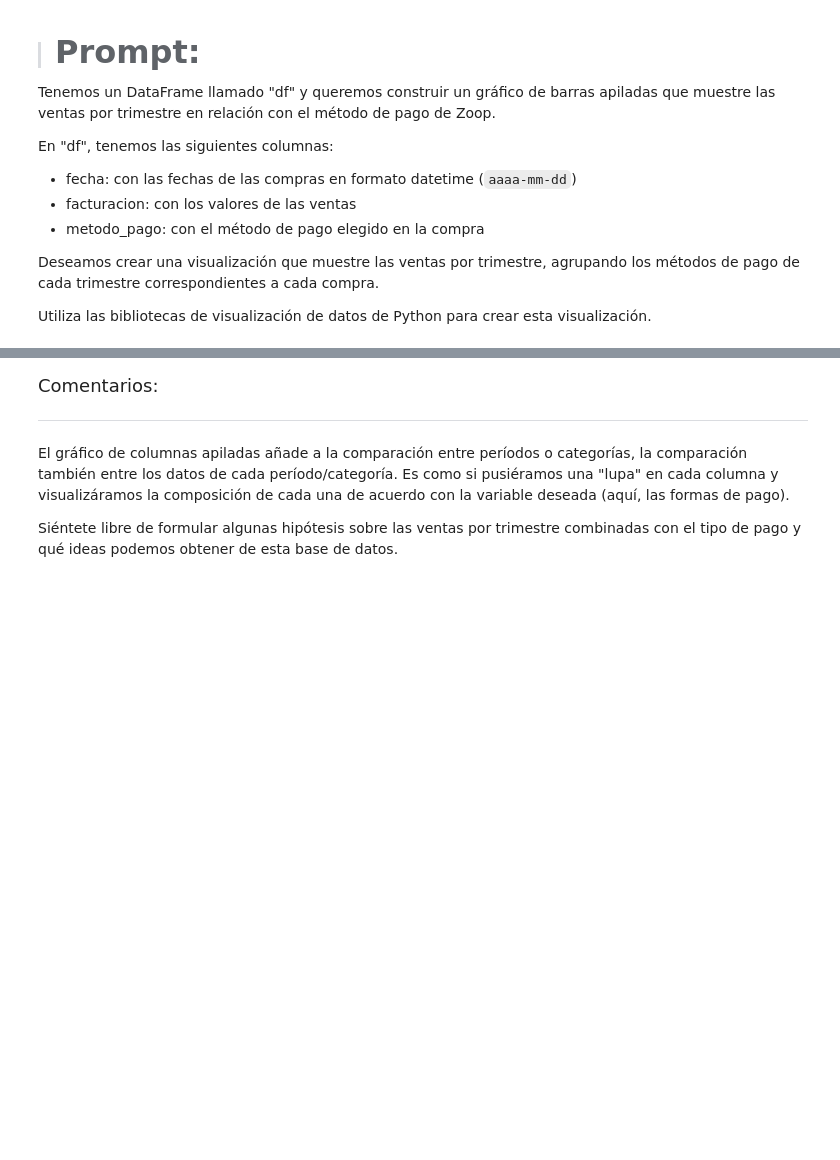
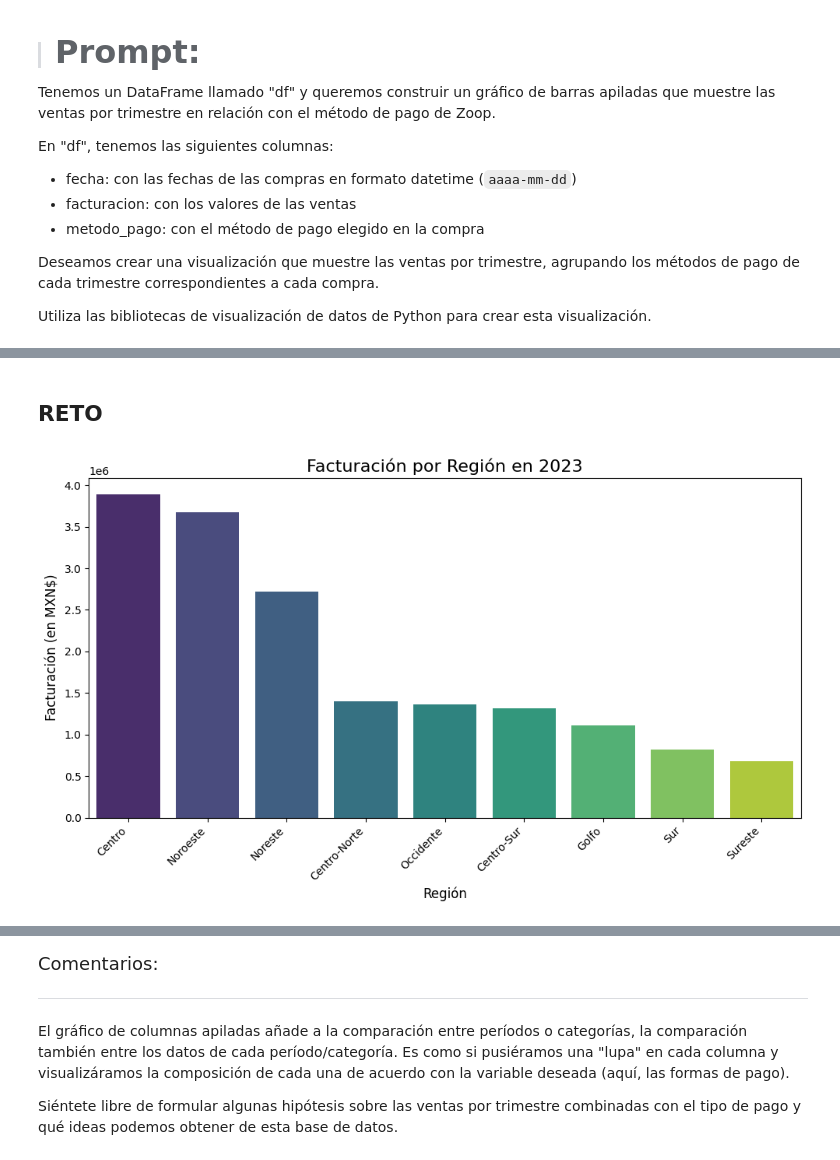
Before and after one commit to MarteDevs/ia-aplicada-a-data-science-construccion-de-visualizaciones, a Jupyter notebook: IA_aplicada_a_ciencia_de_datos.ipynb, the cells around one changed output, grey strips where cells are left out. Cells and saved outputs as stored; diff of their text form; code cells hidden in the pictures; blank space fills up the shorter version.

```diff
--- a/IA_aplicada_a_ciencia_de_datos.ipynb
+++ b/IA_aplicada_a_ciencia_de_datos.ipynb
@@ -859,0 +887,28 @@ plt.show()
+# %% [markdown]
+## **RETO**
+# %%
+# Calcular la facturación para cada compra (si no se ha hecho ya)
+if 'facturacion' not in df.columns:
+    df['facturacion'] = (df['precio_unitario'] * df['cantidad']) + df['envio']
+
+# Agrupar por región y sumar la facturación
+facturacion_region = df.groupby('region')['facturacion'].sum().reset_index()
+
+# Ordenar los datos por facturación de mayor a menor
+facturacion_region = facturacion_region.sort_values(by='facturacion', ascending=False)
+
+# Crear el gráfico de barras
+plt.figure(figsize=(10, 6))
+sns.barplot(x='region', y='facturacion', data=facturacion_region, palette='viridis')
+
+# Añadir etiquetas y título
+plt.title('Facturación por Región en 2023', fontsize=16)
+plt.xlabel('Región', fontsize=12)
+plt.ylabel('Facturación (en MXN$)', fontsize=12)
+plt.xticks(rotation=45, ha='right')
+
+# Mostrar el gráfico
+plt.tight_layout()
+plt.show()
+# %% [output]
+[figure, added]
```
Also changed, not shown: parts of 10 cells of this notebook.
